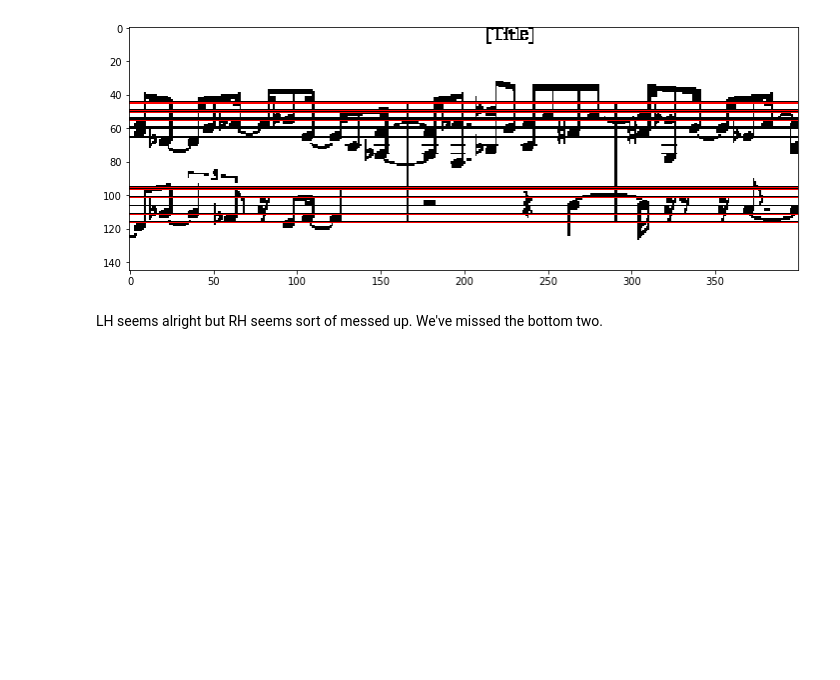
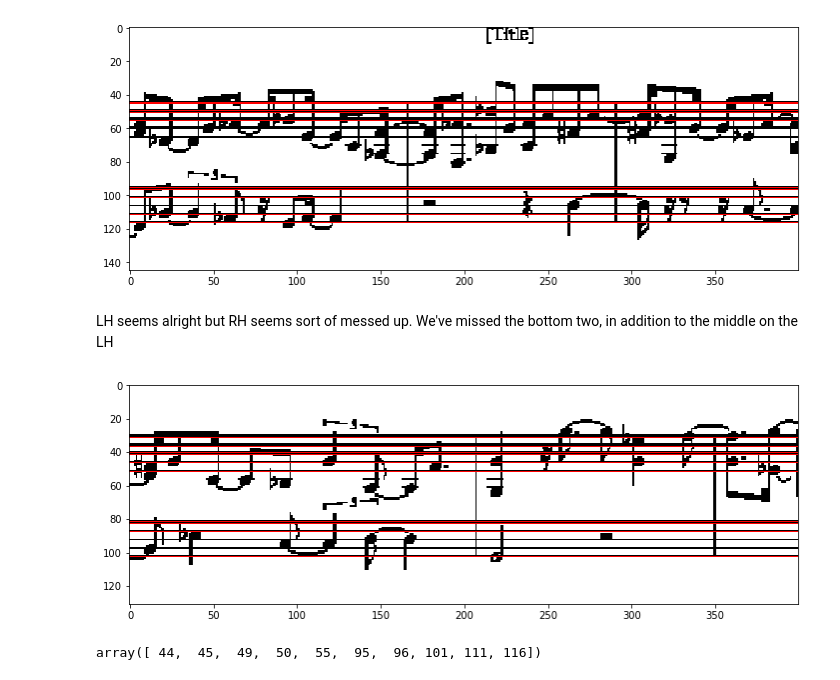
Before and after one commit to db7894/sheet_id, a Jupyter notebook: Summer2018/try_one_page_strip.ipynb, the cells around one changed output. Cells and saved outputs as stored; diff of their text form; code cells hidden in the pictures; blank space fills up the shorter version.

```diff
--- a/Summer2018/try_one_page_strip.ipynb
+++ b/Summer2018/try_one_page_strip.ipynb
@@ -259,8 +259,6 @@ def locateStaffLines(s, delta = 3, debug=False):
     if debug:
         print("medvals are: " +  str(medvals))
     for i, curVal in enumerate(medvals):
-        if debug:
-            print("curVal: " + str(curVal))
         if i > delta and i < len(medvals)-delta:
             if curVal != np.max(medvals[i-delta:i+delta+1]): # only keep local maxima
                 medvals[i] = 0
@@ -303,6 +301,6 @@ Let's see if we can est locations of bar lines and go from there.
 # %%
 s = strips[0]
-lines = locateStaffLines(s, debug=True)
+lines = locateStaffLines(s, delta=3)
 # %%
 lines
 # %% [output]
@@ -315,4 +313,18 @@ plt.show()
 # %% [output]
 [figure]
 # %% [markdown]
-LH seems alright but RH seems sort of messed up. We've missed the bottom two.
+LH seems alright but RH seems sort of messed up. We've missed the bottom two, in addition to the middle on the LH
+# %%
+s1 = strips[1]
+lines1 = locateStaffLines(s1)
+# %%
+showImage(s1[:, 0:400])
+for line in lines1:
+    plt.axhline(y=line, color='r', linewidth=1)
+plt.show()
+# %% [output]
+[figure, added]
+# %%
+lines
+# %% [output]
+array([ 44,  45,  49,  50,  55,  95,  96, 101, 111, 116])
```
Also changed, not shown: parts of 1 cell of this notebook.
